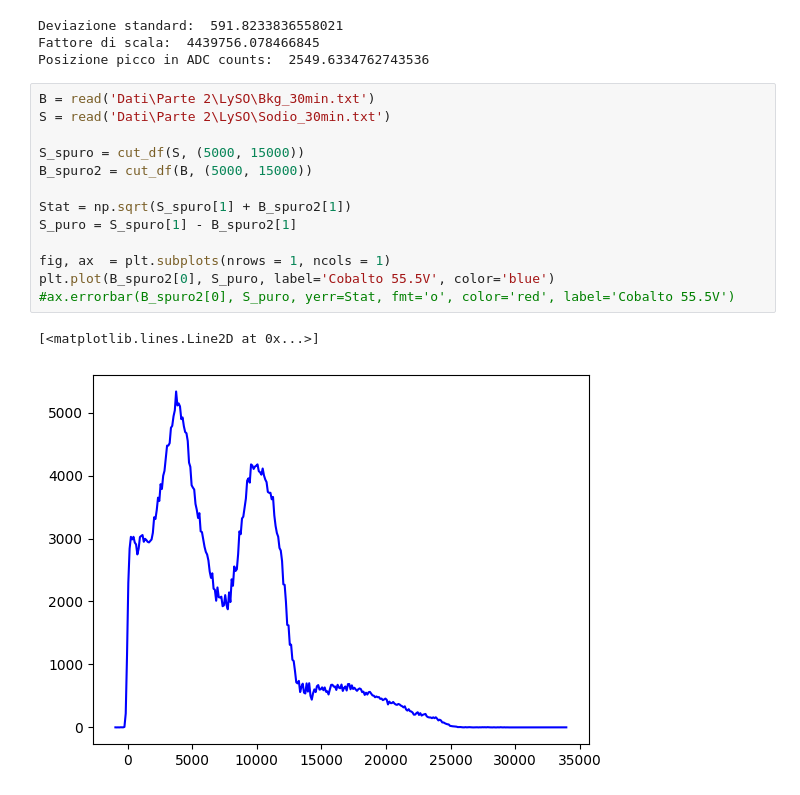
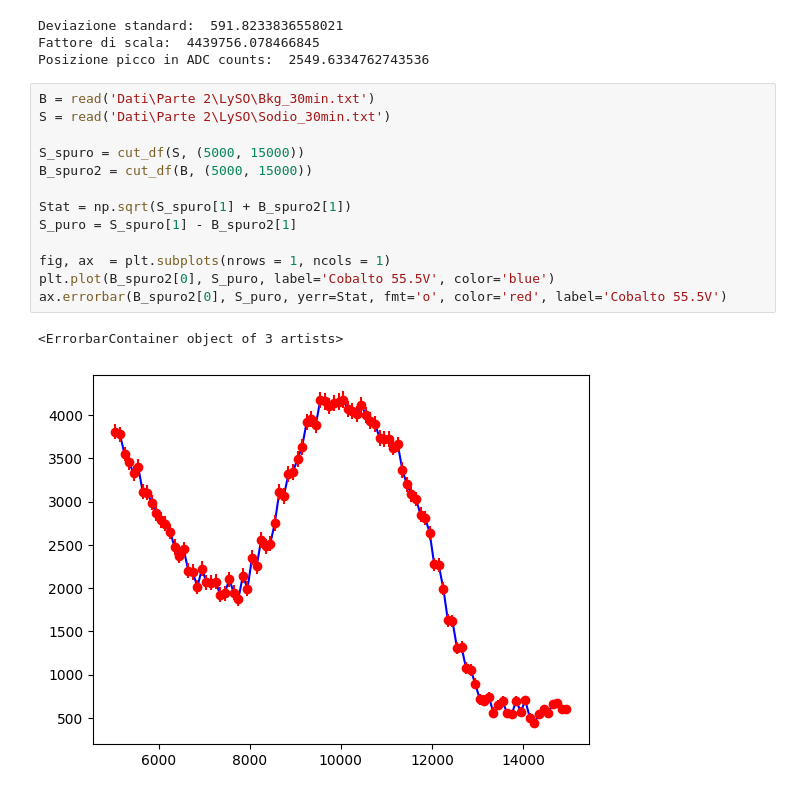
Before and after one commit to Pavar0tty/Laboratorio_SiPM, a Jupyter notebook: Analisi/Parte 2/LySO_analisi.ipynb, the cells around one changed output. Drawn from its saved outputs; the diff is of its cells as text.

```diff
--- a/Analisi/Parte 2/LySO_analisi.ipynb
+++ b/Analisi/Parte 2/LySO_analisi.ipynb
@@ -111,19 +111,19 @@ Posizione picco in ADC counts:  2549.6334762743536
 # %%
 B = read('Dati\Parte 2\LySO\Bkg_30min.txt')
 S = read('Dati\Parte 2\LySO\Sodio_30min.txt')
 
 S_spuro = cut_df(S, (5000, 15000))
 B_spuro2 = cut_df(B, (5000, 15000))
 
 Stat = np.sqrt(S_spuro[1] + B_spuro2[1])
 S_puro = S_spuro[1] - B_spuro2[1]
 
 fig, ax  = plt.subplots(nrows = 1, ncols = 1)
 plt.plot(B_spuro2[0], S_puro, label='Cobalto 55.5V', color='blue')
-#ax.errorbar(B_spuro2[0], S_puro, yerr=Stat, fmt='o', color='red', label='Cobalto 55.5V')
+ax.errorbar(B_spuro2[0], S_puro, yerr=Stat, fmt='o', color='red', label='Cobalto 55.5V')
 # %% [output]
-[<matplotlib.lines.Line2D at 0x...>]
+<ErrorbarContainer object of 3 artists>
-[figure, old version]
+[figure, new version]
 # %%
 def analisi_Sodio(X, Y, St):
 
```
Also changed, not shown: parts of 1 cell of this notebook, 3 other files.
